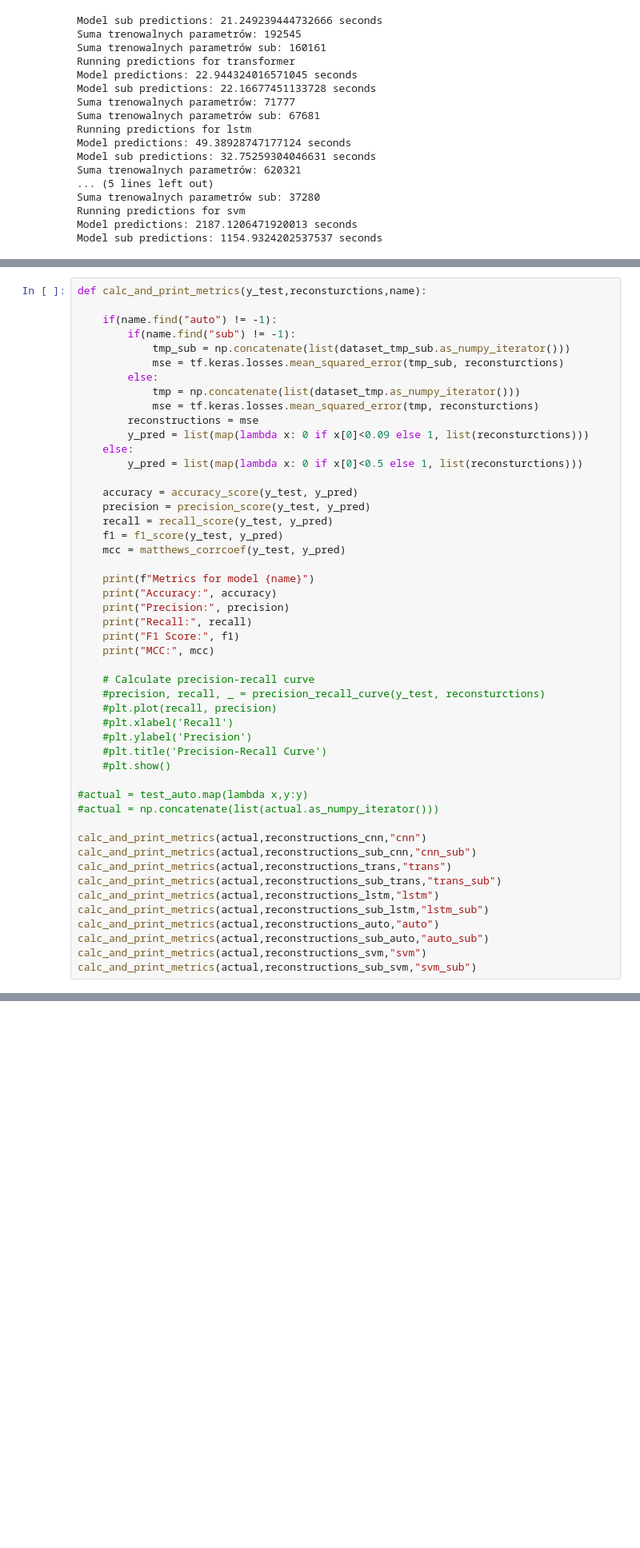
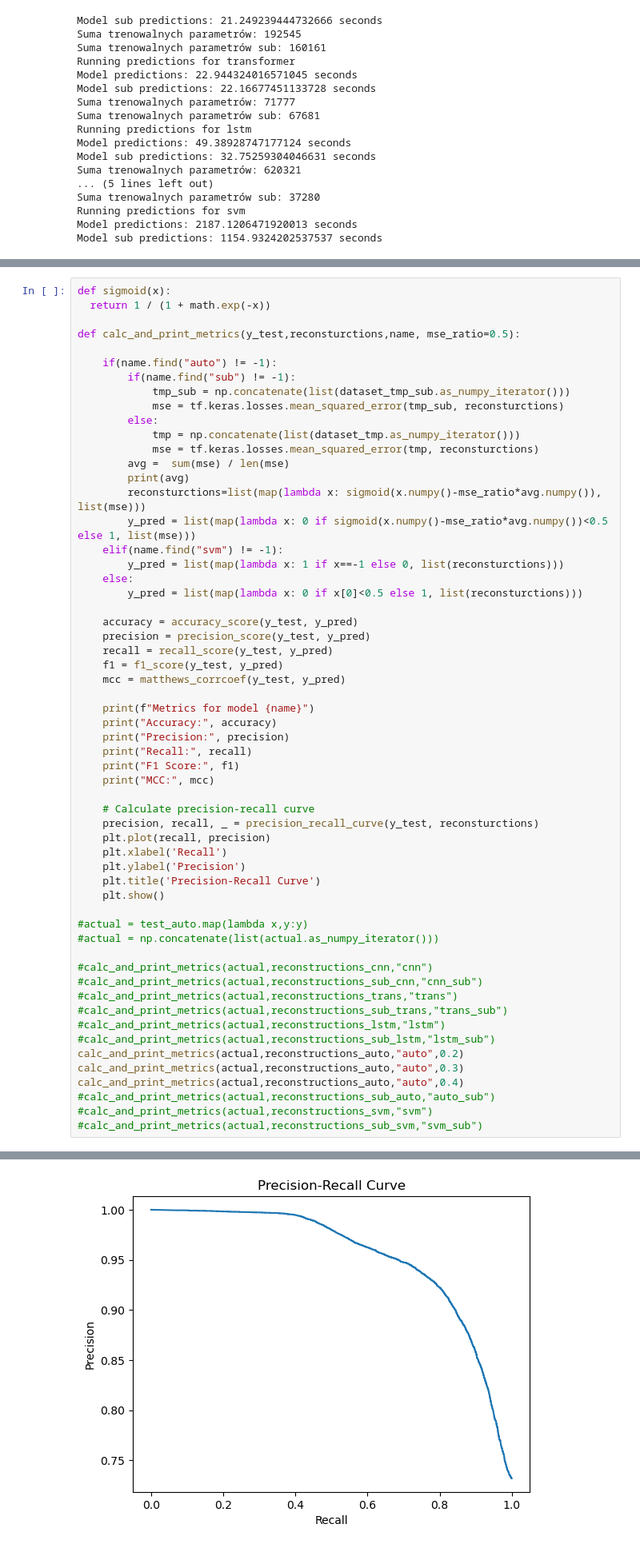
Before and after one commit to KonradPR/magisterka-models, a Jupyter notebook: experiments.ipynb, the cells around one changed output, grey strips where cells are left out. Shown at 80% size. Saved outputs shown, nothing was run; the diff lists cells and outputs as text; blank space fills up the shorter version.

```diff
--- a/experiments.ipynb
+++ b/experiments.ipynb
@@ -328,7 +329,10 @@ with open('reconstructions_svm.pkl', 'rb') as f:
 with open('reconstructions_sub_svm.pkl', 'rb') as f:
     reconstructions_sub_svm = pickle.load(f)
 # %%
-def calc_and_print_metrics(y_test,reconsturctions,name):
+def sigmoid(x):
+  return 1 / (1 + math.exp(-x))
+
+def calc_and_print_metrics(y_test,reconsturctions,name, mse_ratio=0.5):
 
     if(name.find("auto") != -1):
         if(name.find("sub") != -1):
@@ -337,8 +341,12 @@ def calc_and_print_metrics(y_test,reconsturctions,name):
         else:
             tmp = np.concatenate(list(dataset_tmp.as_numpy_iterator()))
             mse = tf.keras.losses.mean_squared_error(tmp, reconsturctions)
-        reconstructions = mse
-        y_pred = list(map(lambda x: 0 if x[0]<0.09 else 1, list(reconsturctions)))
+        avg =  sum(mse) / len(mse)
+        print(avg)
+        reconsturctions=list(map(lambda x: sigmoid(x.numpy()-mse_ratio*avg.numpy()), list(mse)))
+        y_pred = list(map(lambda x: 0 if sigmoid(x.numpy()-mse_ratio*avg.numpy())<0.5 else 1, list(mse)))
+    elif(name.find("svm") != -1):
+        y_pred = list(map(lambda x: 1 if x==-1 else 0, list(reconsturctions)))
     else:
         y_pred = list(map(lambda x: 0 if x[0]<0.5 else 1, list(reconsturctions)))
 
@@ -356,24 +364,26 @@ def calc_and_print_metrics(y_test,reconsturctions,name):
     print("MCC:", mcc)
 
     # Calculate precision-recall curve
-    #precision, recall, _ = precision_recall_curve(y_test, reconsturctions)
-    #plt.plot(recall, precision)
-    #plt.xlabel('Recall')
-    #plt.ylabel('Precision')
-    #plt.title('Precision-Recall Curve')
-    #plt.show()
+    precision, recall, _ = precision_recall_curve(y_test, reconsturctions)
+    plt.plot(recall, precision)
+    plt.xlabel('Recall')
+    plt.ylabel('Precision')
+    plt.title('Precision-Recall Curve')
+    plt.show()
 
 #actual = test_auto.map(lambda x,y:y)
 #actual = np.concatenate(list(actual.as_numpy_iterator()))
 
-calc_and_print_metrics(actual,reconstructions_cnn,"cnn")
-calc_and_print_metrics(actual,reconstructions_sub_cnn,"cnn_sub")
-calc_and_print_metrics(actual,reconstructions_trans,"trans")
-calc_and_print_metrics(actual,reconstructions_sub_trans,"trans_sub")
-calc_and_print_metrics(actual,reconstructions_lstm,"lstm")
-calc_and_print_metrics(actual,reconstructions_sub_lstm,"lstm_sub")
-calc_and_print_metrics(actual,reconstructions_auto,"auto")
-calc_and_print_metrics(actual,reconstructions_sub_auto,"auto_sub")
-calc_and_print_metrics(actual,reconstructions_svm,"svm")
-calc_and_print_metrics(actual,reconstructions_sub_svm,"svm_sub")
+#calc_and_print_metrics(actual,reconstructions_cnn,"cnn")
+#calc_and_print_metrics(actual,reconstructions_sub_cnn,"cnn_sub")
+#calc_and_print_metrics(actual,reconstructions_trans,"trans")
+#calc_and_print_metrics(actual,reconstructions_sub_trans,"trans_sub")
+#calc_and_print_metrics(actual,reconstructions_lstm,"lstm")
+#calc_and_print_metrics(actual,reconstructions_sub_lstm,"lstm_sub")
+calc_and_print_metrics(actual,reconstructions_auto,"auto",0.2)
+calc_and_print_metrics(actual,reconstructions_auto,"auto",0.3)
+calc_and_print_metrics(actual,reconstructions_auto,"auto",0.4)
+#calc_and_print_metrics(actual,reconstructions_sub_auto,"auto_sub")
+#calc_and_print_metrics(actual,reconstructions_svm,"svm")
+#calc_and_print_metrics(actual,reconstructions_sub_svm,"svm_sub")
 # %% [output]
@@ -396,0 +397 @@ MCC: 0.8264607369819451
+[figure, added]
```
Also changed, not shown: parts of 5 cells of this notebook, 1 other file.
